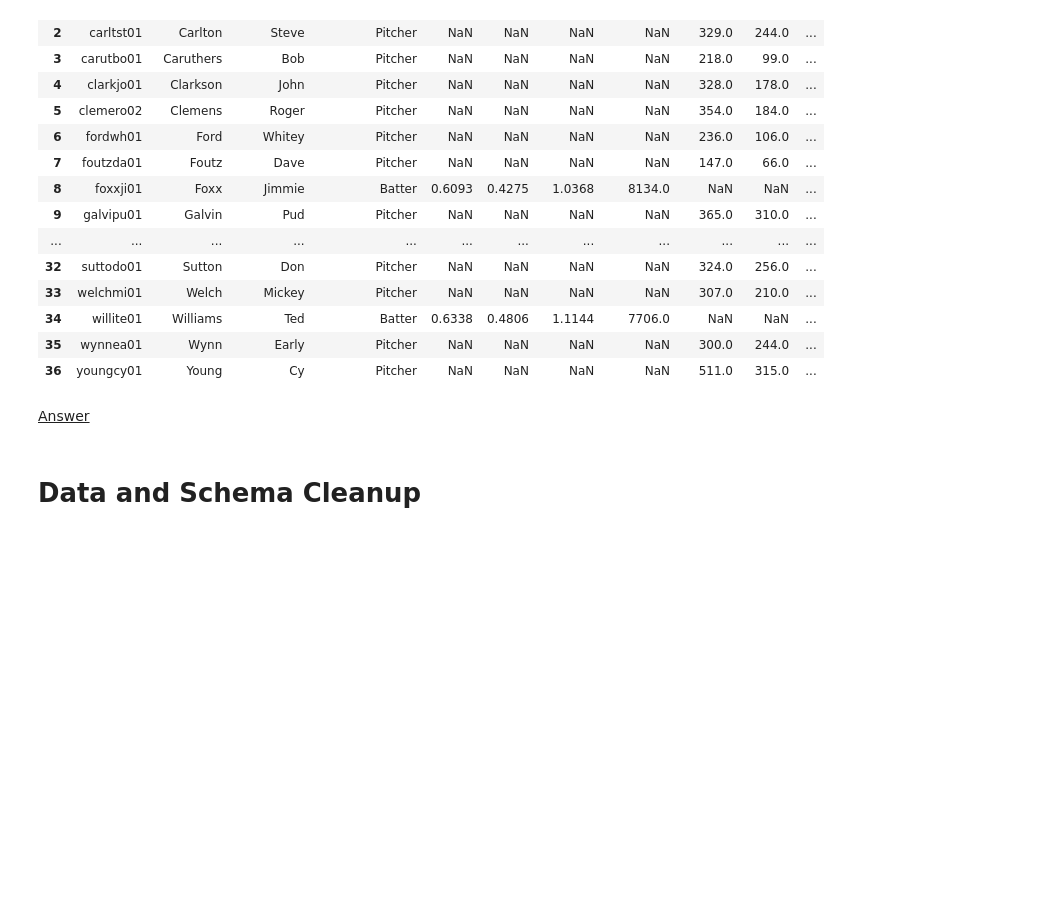
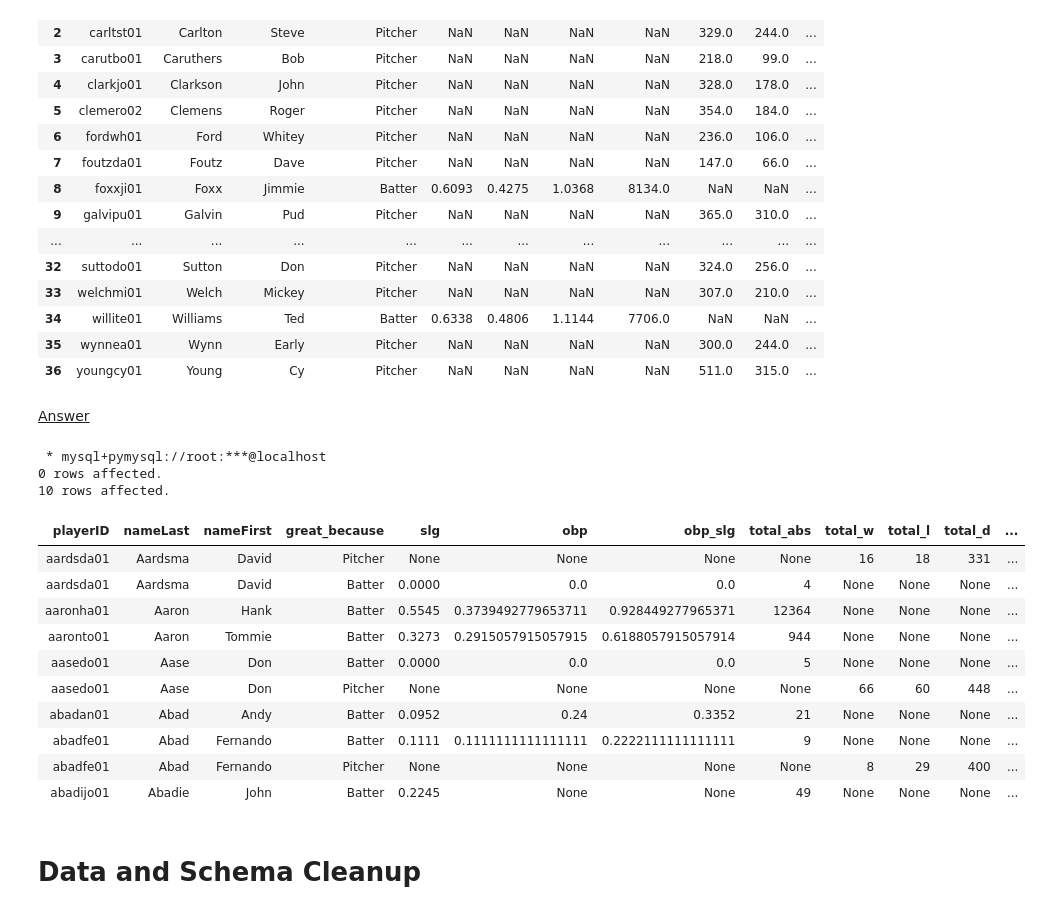
Before and after one commit to YuanxiLi-0303/Intro-to-Databases-F23, a Jupyter notebook: Midterm/Midterm/F23_W4111_Midterm.ipynb, the cells around one changed output. Saved outputs shown, nothing was run; the diff lists cells and outputs as text; code cells hidden in the pictures; blank space fills up the shorter version.

```diff
--- a/Midterm/Midterm/F23_W4111_Midterm.ipynb
+++ b/Midterm/Midterm/F23_W4111_Midterm.ipynb
@@ -399,3 +545,70 @@ bb_greats
+# %%
+%%sql
+
+USE lahmans_hw1;
+
+WITH PlayerStats AS (
+    -- Calculating statistics for batters
+    SELECT
+        b.playerID,
+        'Batter' AS great_because,
+        SUM(b.H) / NULLIF(SUM(b.AB), 0) AS avg,
+        SUM(b.H + b.BB + b.HBP) / NULLIF(SUM(b.AB + b.BB + b.HBP + b.SF), 0) AS obp,
+        (SUM(b.H) + SUM(b.`2B`) + 2 * SUM(b.`3B`) + 3 * SUM(b.HR)) / NULLIF(SUM(b.AB), 0) AS slg,
+        SUM(b.AB) AS total_abs,
+        NULL AS total_w,
+        NULL AS total_l,
+        NULL AS total_d
+    FROM batting b
+    GROUP BY b.playerID
+    UNION ALL
+    -- Calculating statistics for pitchers
+    SELECT
+        p.playerID,
+        'Pitcher' AS great_because,
+        NULL AS avg,
+        NULL AS obp,
+        NULL AS slg,
+        NULL AS total_abs,
+        SUM(p.W) AS total_w,
+        SUM(p.L) AS total_l,
+        SUM(p.G) AS total_d
+    FROM pitching p
+    GROUP BY p.playerID
+)
+
+SELECT
+    ps.playerID,
+    pe.nameLast,
+    pe.nameFirst,
+    ps.great_because,
+    ps.slg,
+    ps.obp,
+    ps.obp + ps.slg AS obp_slg,
+    ps.total_abs,
+    ps.total_w,
+    ps.total_l,
+    ps.total_d,
+    CASE WHEN ps.total_w IS NOT NULL THEN ps.total_w / (ps.total_w + ps.total_l) END AS win_percentage
+FROM PlayerStats ps
+JOIN people pe ON ps.playerID = pe.playerID
+ORDER BY pe.nameLast, pe.nameFirst
+limit 10;
+# %% [output]
+ * mysql+pymysql://root:***@localhost
+0 rows affected.
+10 rows affected.
+| playerID | nameLast | nameFirst | great_because | slg | obp | obp_slg | total_abs | total_w | total_l | total_d | ... |
+| aardsda01 | Aardsma | David | Pitcher | None | None | None | None | 16 | 18 | 331 | ... |
+| aardsda01 | Aardsma | David | Batter | 0.0000 | 0.0 | 0.0 | 4 | None | None | None | ... |
+| aaronha01 | Aaron | Hank | Batter | 0.5545 | 0.3739492779653711 | 0.928449277965371 | 12364 | None | None | None | ... |
+| aaronto01 | Aaron | Tommie | Batter | 0.3273 | 0.2915057915057915 | 0.6188057915057914 | 944 | None | None | None | ... |
+| aasedo01 | Aase | Don | Batter | 0.0000 | 0.0 | 0.0 | 5 | None | None | None | ... |
+| aasedo01 | Aase | Don | Pitcher | None | None | None | None | 66 | 60 | 448 | ... |
+| abadan01 | Abad | Andy | Batter | 0.0952 | 0.24 | 0.3352 | 21 | None | None | None | ... |
+| abadfe01 | Abad | Fernando | Batter | 0.1111 | 0.1111111111111111 | 0.2222111111111111 | 9 | None | None | None | ... |
+| abadfe01 | Abad | Fernando | Pitcher | None | None | None | None | 8 | 29 | 400 | ... |
+| abadijo01 | Abadie | John | Batter | 0.2245 | None | None | 49 | None | None | None | ... |
 # %% [markdown]
 # Data and Schema Cleanup
 # %% [markdown]
```
Also changed, not shown: parts of 15 cells of this notebook, 2 other files.
